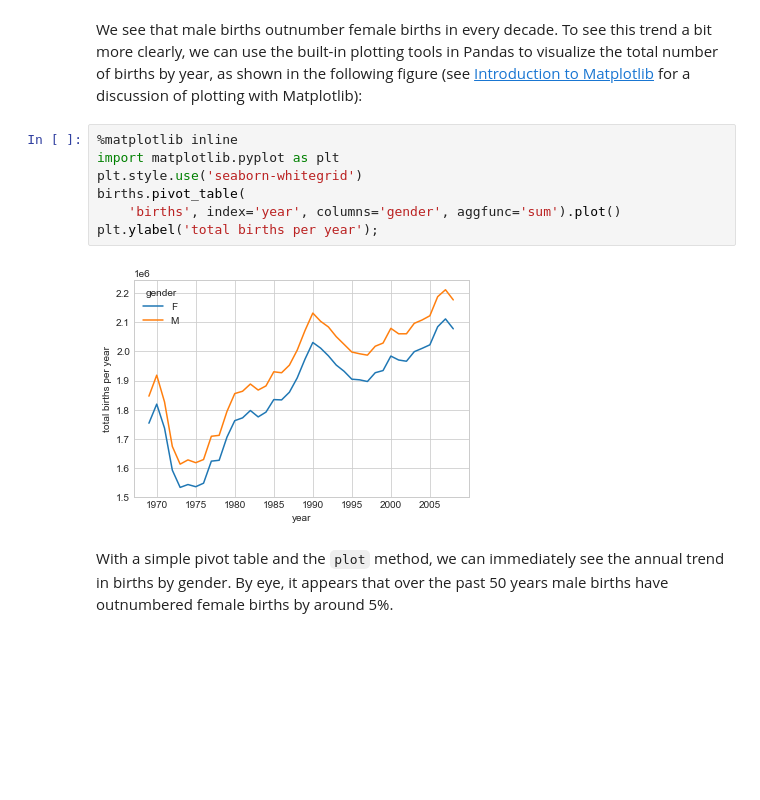
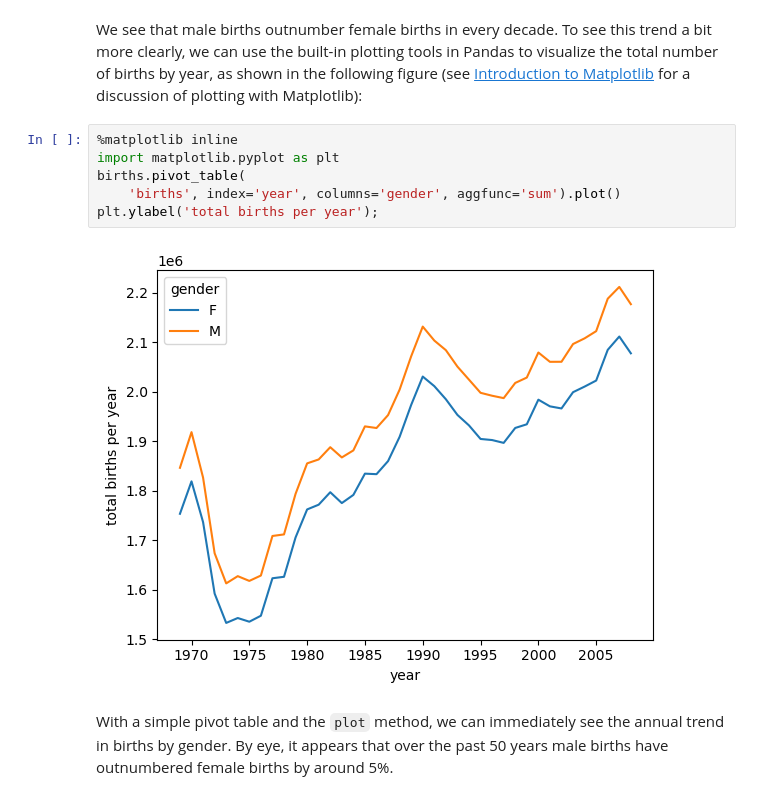
Before and after one commit to narenp12/PythonDataScienceHandbook, a Jupyter notebook: notebooks/03.09-Pivot-Tables.ipynb, the cells around one changed output. Cells and saved outputs as stored; diff of their text form; blank space fills up the shorter version.

```diff
--- a/notebooks/03.09-Pivot-Tables.ipynb
+++ b/notebooks/03.09-Pivot-Tables.ipynb
@@ -190,12 +190,11 @@ To see this trend a bit more clearly, we can use the built-in plotting tools in
 # %%
 %matplotlib inline
 import matplotlib.pyplot as plt
-plt.style.use('seaborn-whitegrid')
 births.pivot_table(
     'births', index='year', columns='gender', aggfunc='sum').plot()
 plt.ylabel('total births per year');
 # %% [output]
-[figure, old version]
+[figure, new version]
 # %% [markdown]
 With a simple pivot table and the `plot` method, we can immediately see the annual trend in births by gender. By eye, it appears that over the past 50 years male births have outnumbered female births by around 5%.
 # %% [markdown]
```
Also changed, not shown: parts of 2 cells of this notebook, 7 other files.
